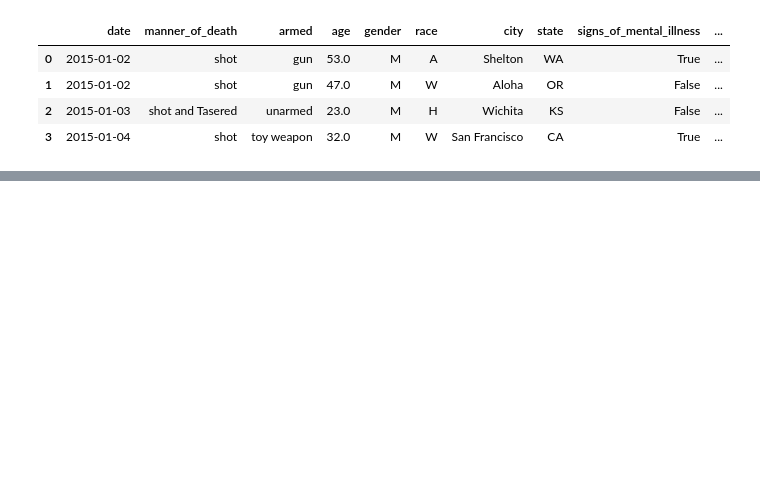
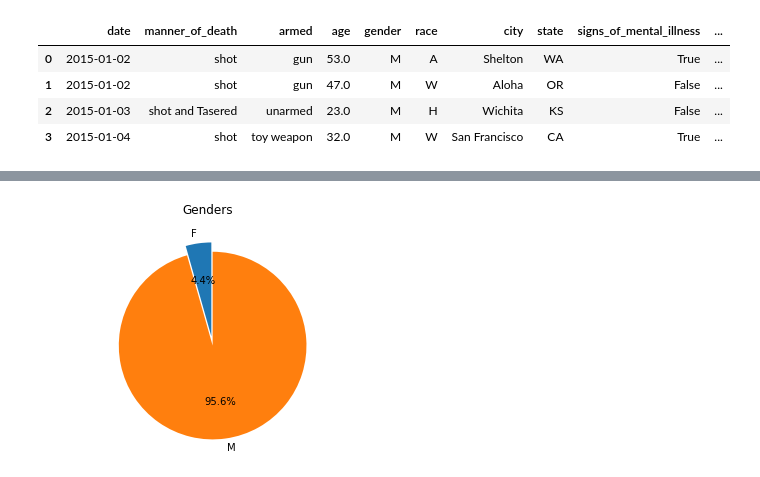
Before and after one commit to TinSlim/PoliceShootingsUSADataMining, a Jupyter notebook: Hito1.ipynb, the cells around one changed output, grey strips where cells are left out. Cells and saved outputs as stored; diff of their text form; code cells hidden in the pictures; blank space fills up the shorter version.

```diff
--- a/Hito1.ipynb
+++ b/Hito1.ipynb
@@ -60,0 +139,23 @@ data.head(4)
+# %%
+gender = datos.groupby('gender').size()
+gender = gender.to_dict()
+
+
+labels = gender.keys()
+total = 0
+for p in gender.values():
+  total+=p
+porcentajes = []
+for p in gender.values():
+  porcentajes.append(p/total)
+explode = (0, 0.1)
+
+fig1, ax1 = plt.subplots()
+fig1.suptitle('Genders')
+ax1.pie(porcentajes, explode=explode, labels=labels, autopct='%1.1f%%',
+        shadow=False, startangle=90)
+ax1.axis('equal')  # Equal aspect ratio ensures that pie is drawn as a circle.
+
+plt.show()
+# %% [output]
+[figure, added]
```
Also changed, not shown: parts of 27 cells of this notebook.
